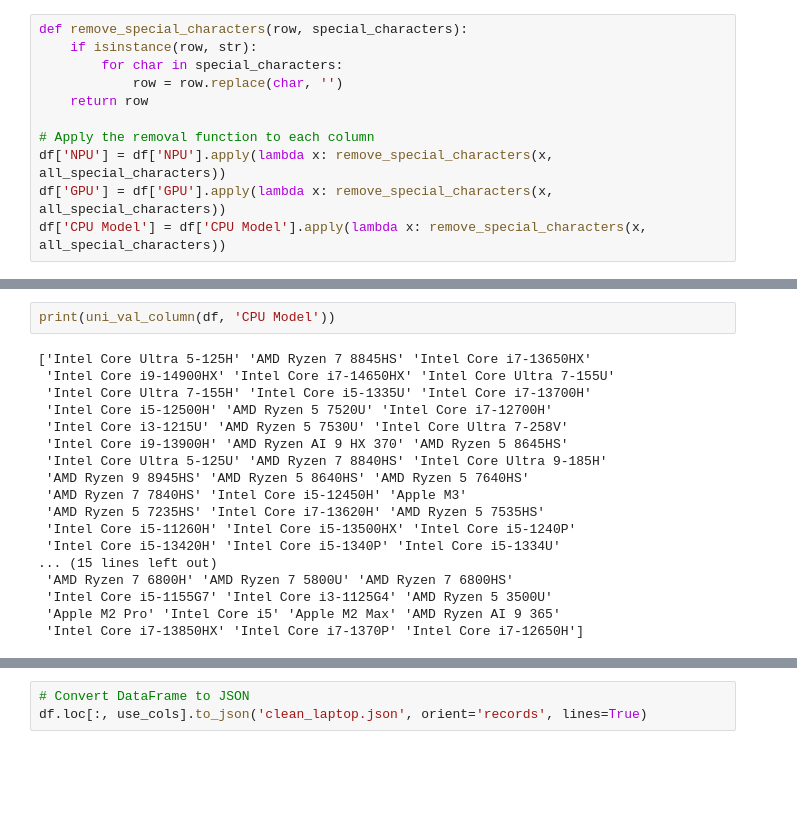
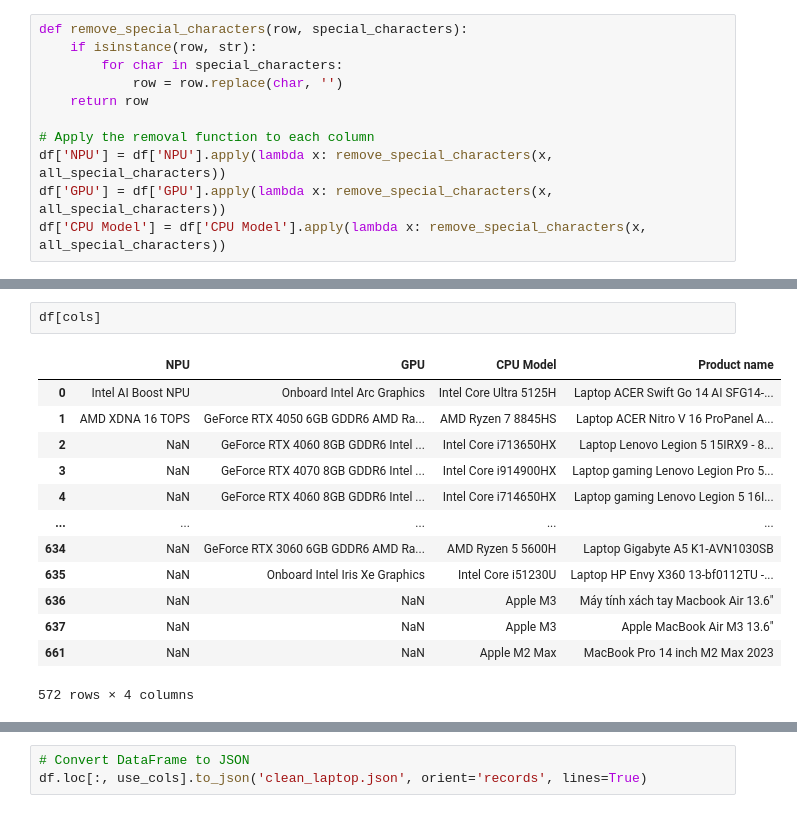
Before and after one commit to hoenizhuyn/laptop_scraping_analysis, a Jupyter notebook: preprocess.ipynb, the cells around one changed output, grey strips where cells are left out. Cells and saved outputs as stored; diff of their text form; blank space fills up the shorter version.

```diff
--- a/preprocess.ipynb
+++ b/preprocess.ipynb
@@ -562,20 +538,16 @@ df[['NPU','GPU','CPU Model']]
-# %%
-print(uni_val_column(df, 'CPU Model'))
-# %% [output]
-['Intel Core Ultra 5-125H' 'AMD Ryzen 7 8845HS' 'Intel Core i7-13650HX'
- 'Intel Core i9-14900HX' 'Intel Core i7-14650HX' 'Intel Core Ultra 7-155U'
- 'Intel Core Ultra 7-155H' 'Intel Core i5-1335U' 'Intel Core i7-13700H'
- 'Intel Core i5-12500H' 'AMD Ryzen 5 7520U' 'Intel Core i7-12700H'
- 'Intel Core i3-1215U' 'AMD Ryzen 5 7530U' 'Intel Core Ultra 7-258V'
- 'Intel Core i9-13900H' 'AMD Ryzen AI 9 HX 370' 'AMD Ryzen 5 8645HS'
- 'Intel Core Ultra 5-125U' 'AMD Ryzen 7 8840HS' 'Intel Core Ultra 9-185H'
- 'AMD Ryzen 9 8945HS' 'AMD Ryzen 5 8640HS' 'AMD Ryzen 5 7640HS'
- 'AMD Ryzen 7 7840HS' 'Intel Core i5-12450H' 'Apple M3'
- 'AMD Ryzen 5 7235HS' 'Intel Core i7-13620H' 'AMD Ryzen 5 7535HS'
- 'Intel Core i5-11260H' 'Intel Core i5-13500HX' 'Intel Core i5-1240P'
- 'Intel Core i5-13420H' 'Intel Core i5-1340P' 'Intel Core i5-1334U'
-... (15 lines left out)
- 'AMD Ryzen 7 6800H' 'AMD Ryzen 7 5800U' 'AMD Ryzen 7 6800HS'
- 'Intel Core i5-1155G7' 'Intel Core i3-1125G4' 'AMD Ryzen 5 3500U'
- 'Apple M2 Pro' 'Intel Core i5' 'Apple M2 Max' 'AMD Ryzen AI 9 365'
- 'Intel Core i7-13850HX' 'Intel Core i7-1370P' 'Intel Core i7-12650H']
+# %%
+df[cols]
+# %% [output]
+|  | NPU | GPU | CPU Model | Product name |
+| 0 | Intel AI Boost NPU | Onboard Intel Arc Graphics | Intel Core Ultra 5125H | Laptop ACER Swift Go 14 AI SFG14-... |
+| 1 | AMD XDNA 16 TOPS | GeForce RTX 4050 6GB GDDR6 AMD Ra... | AMD Ryzen 7 8845HS | Laptop ACER Nitro V 16 ProPanel A... |
+| 2 | NaN | GeForce RTX 4060 8GB GDDR6 Intel ... | Intel Core i713650HX | Laptop Lenovo Legion 5 15IRX9 - 8... |
+| 3 | NaN | GeForce RTX 4070 8GB GDDR6 Intel ... | Intel Core i914900HX | Laptop gaming Lenovo Legion Pro 5... |
+| 4 | NaN | GeForce RTX 4060 8GB GDDR6 Intel ... | Intel Core i714650HX | Laptop gaming Lenovo Legion 5 16I... |
+| ... | ... | ... | ... | ... |
+| 634 | NaN | GeForce RTX 3060 6GB GDDR6 AMD Ra... | AMD Ryzen 5 5600H | Laptop Gigabyte A5 K1-AVN1030SB |
+| 635 | NaN | Onboard Intel Iris Xe Graphics | Intel Core i51230U | Laptop HP Envy X360 13-bf0112TU -... |
+| 636 | NaN | NaN | Apple M3 | Máy tính xách tay Macbook Air 13.6" |
+| 637 | NaN | NaN | Apple M3 | Apple MacBook Air M3 13.6" |
+| 661 | NaN | NaN | Apple M2 Max | MacBook Pro 14 inch M2 Max 2023 |
+572 rows × 4 columns
```
Also changed, not shown: parts of 19 cells of this notebook, 3 other files.
